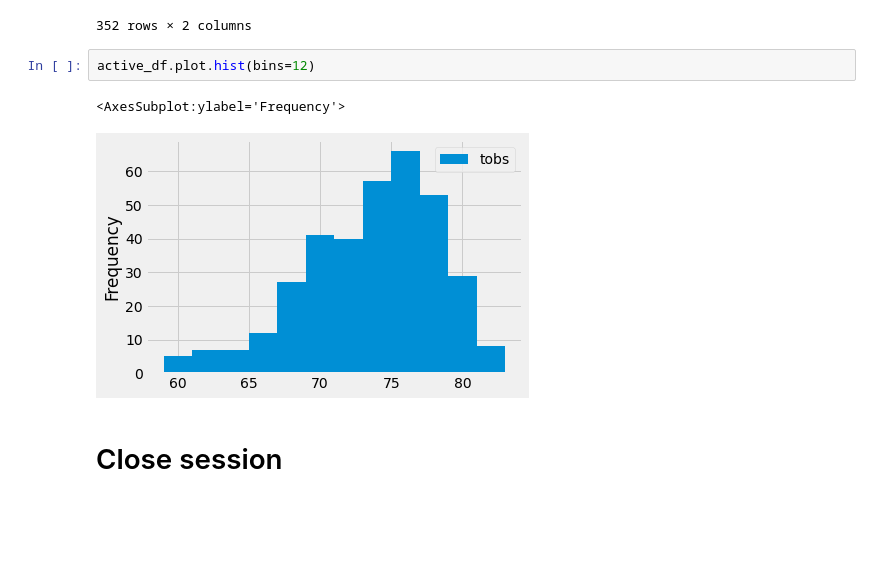
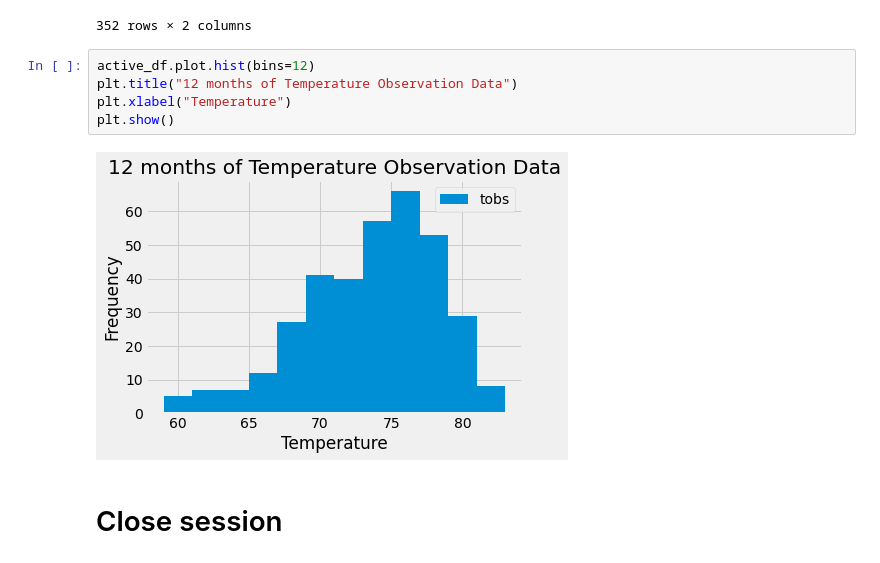
Before and after one commit to RichKirsch80/Weather-Station-Flask-and-SQLAlchemy, a Jupyter notebook: climate_starter.ipynb, the cells around one changed output. Drawn from its saved outputs; the diff is of its cells as text; blank space fills up the shorter version.

```diff
--- a/climate_starter.ipynb
+++ b/climate_starter.ipynb
@@ -142,11 +148,13 @@ active_df
 | 2017-08-17 | USC00519281 | 76.0 |
 | 2017-08-18 | USC00519281 | 79.0 |
 352 rows × 2 columns
-# %%
-active_df.plot.hist(bins=12)
-# %% [output]
-<AxesSubplot:ylabel='Frequency'>
-[figure, removed]
+# %%
+active_df.plot.hist(bins=12)
+plt.title("12 months of Temperature Observation Data")
+plt.xlabel("Temperature")
+plt.show()
+# %% [output]
+[figure, added]
 # %% [markdown]
 # Close session
 # %%
```
Also changed, not shown: parts of 1 cell of this notebook, 2 other files.
